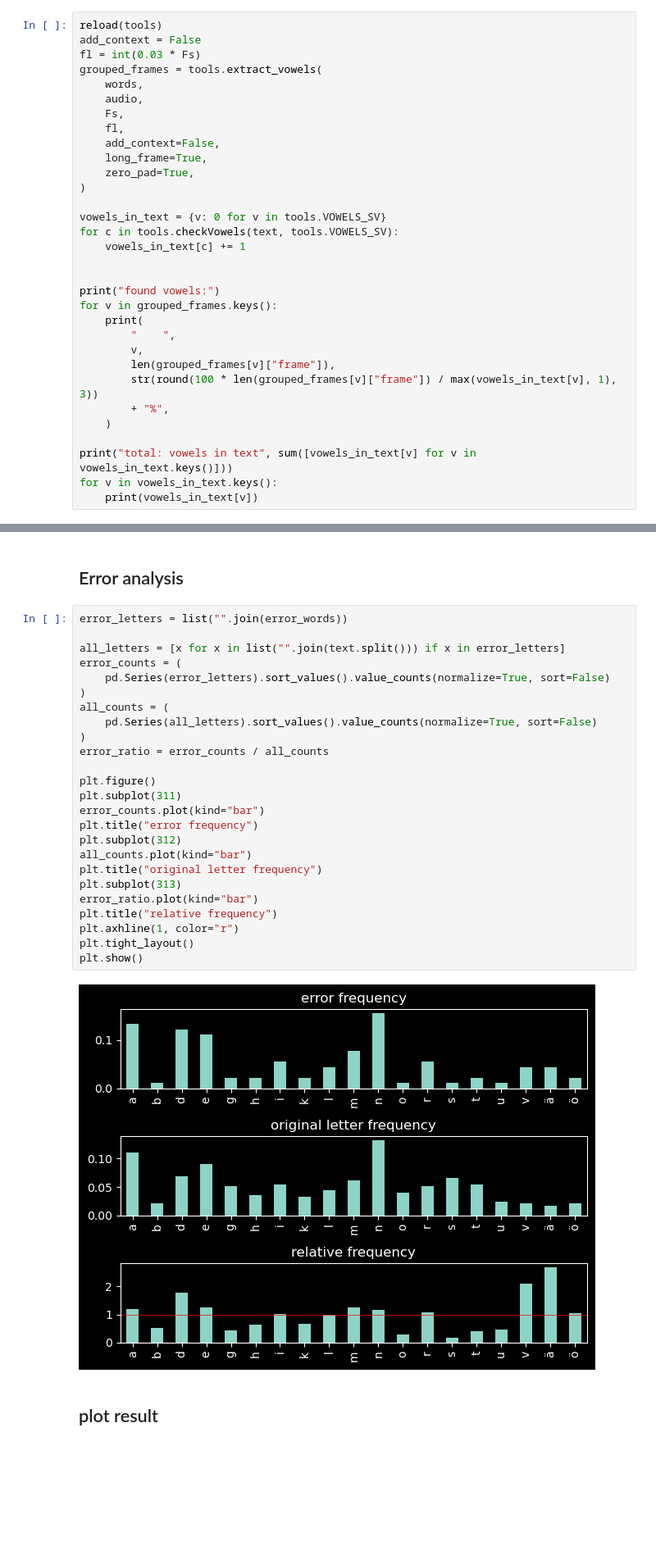
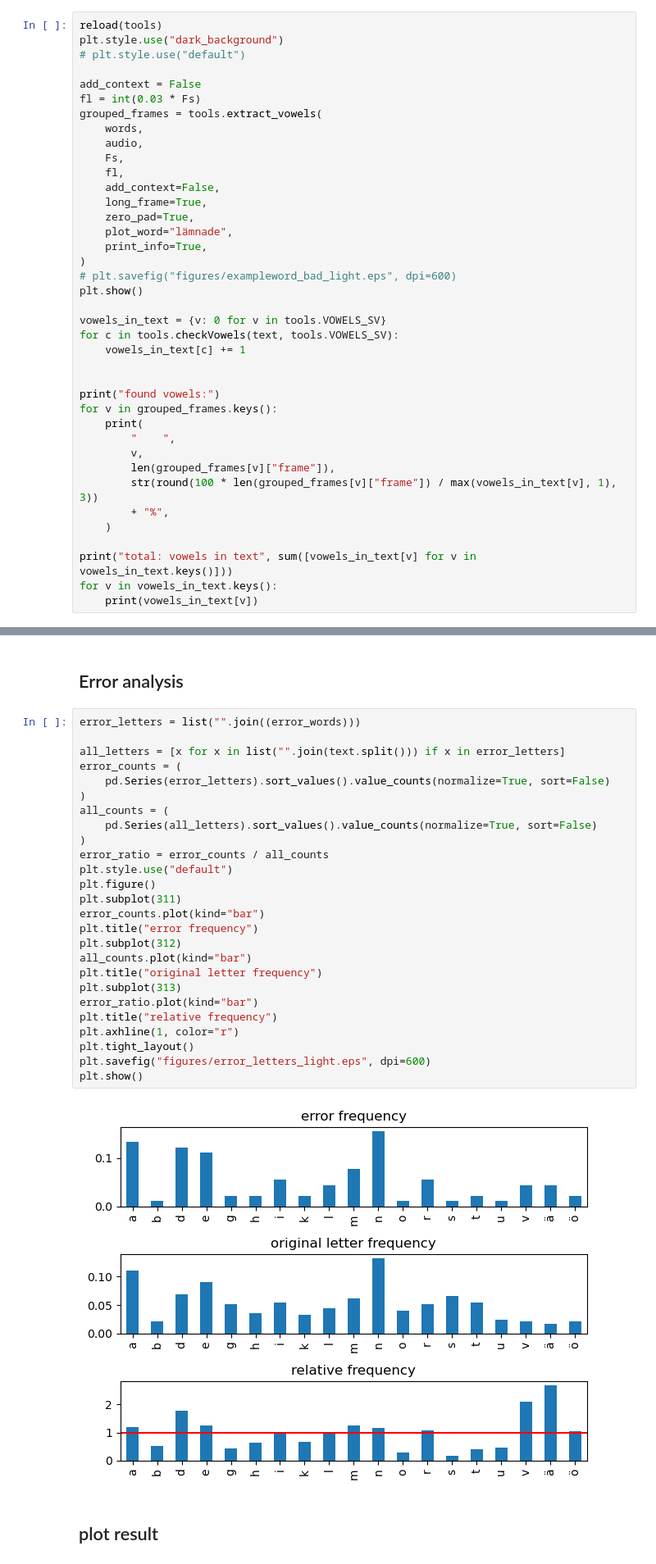
Before and after one commit to TobiasBjork/VowelProject, a Jupyter notebook: evaluation_labels.ipynb, the cells around one changed output, grey strips where cells are left out. Shown at 82% size. Drawn from its saved outputs; the diff is of its cells as text; blank space fills up the shorter version.

Commit message:
mer figurer

```diff
--- a/evaluation_labels.ipynb
+++ b/evaluation_labels.ipynb
@@ -77,5 +79,8 @@ i skymningen en mycket het dag i början av juli lämnade en ung man sin kammare
 # %%
 reload(tools)
+plt.style.use("dark_background")
+# plt.style.use("default")
+
 add_context = False
 fl = int(0.03 * Fs)
 grouped_frames = tools.extract_vowels(
@@ -86,7 +91,11 @@ grouped_frames = tools.extract_vowels(
     add_context=False,
     long_frame=True,
     zero_pad=True,
+    plot_word="lämnade",
+    print_info=True,
 )
+# plt.savefig("figures/exampleword_bad_light.eps", dpi=600)
+plt.show()
 
 vowels_in_text = {v: 0 for v in tools.VOWELS_SV}
 for c in tools.checkVowels(text, tools.VOWELS_SV):
@@ -158,32 +201,33 @@ recall: 16.522% (19/115)
 # %% [markdown]
 ## Error analysis
 # %%
-error_letters = list("".join(error_words))
+error_letters = list("".join((error_words)))
 
 all_letters = [x for x in list("".join(text.split())) if x in error_letters]
 error_counts = (
     pd.Series(error_letters).sort_values().value_counts(normalize=True, sort=False)
 )
 all_counts = (
     pd.Series(all_letters).sort_values().value_counts(normalize=True, sort=False)
 )
 error_ratio = error_counts / all_counts
-
+plt.style.use("default")
 plt.figure()
 plt.subplot(311)
 error_counts.plot(kind="bar")
 plt.title("error frequency")
 plt.subplot(312)
 all_counts.plot(kind="bar")
 plt.title("original letter frequency")
 plt.subplot(313)
 error_ratio.plot(kind="bar")
 plt.title("relative frequency")
 plt.axhline(1, color="r")
 plt.tight_layout()
+plt.savefig("figures/error_letters_light.eps", dpi=600)
 plt.show()
 # %% [output]
-[figure, old version]
+[figure, new version]
 # %% [markdown]
 ## plot result
 # %%
```
Also changed, not shown: parts of 5 cells of this notebook, 8 other files.
